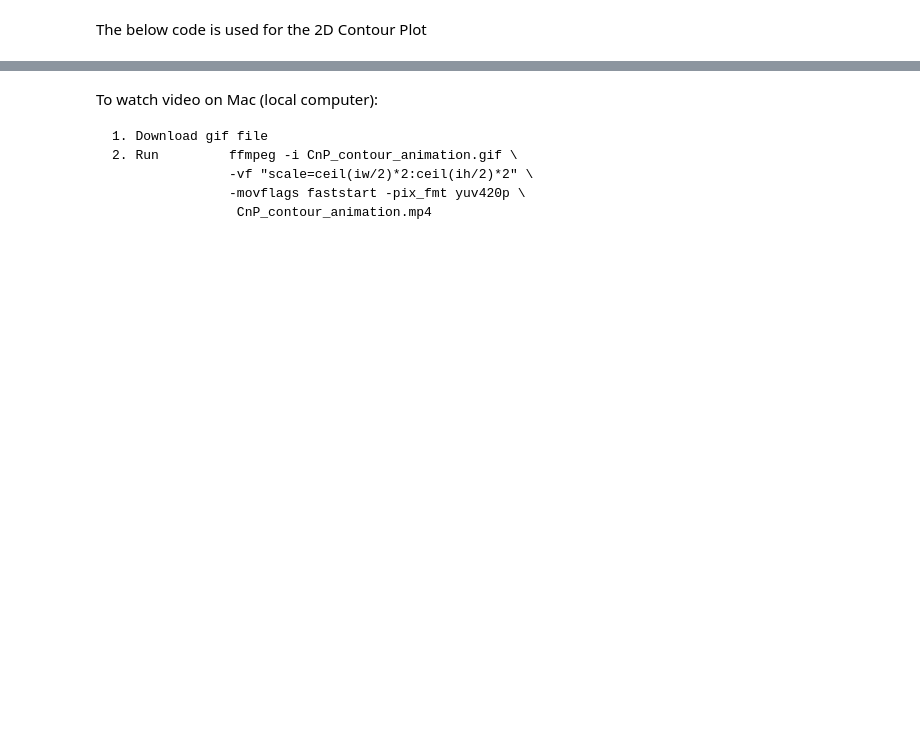
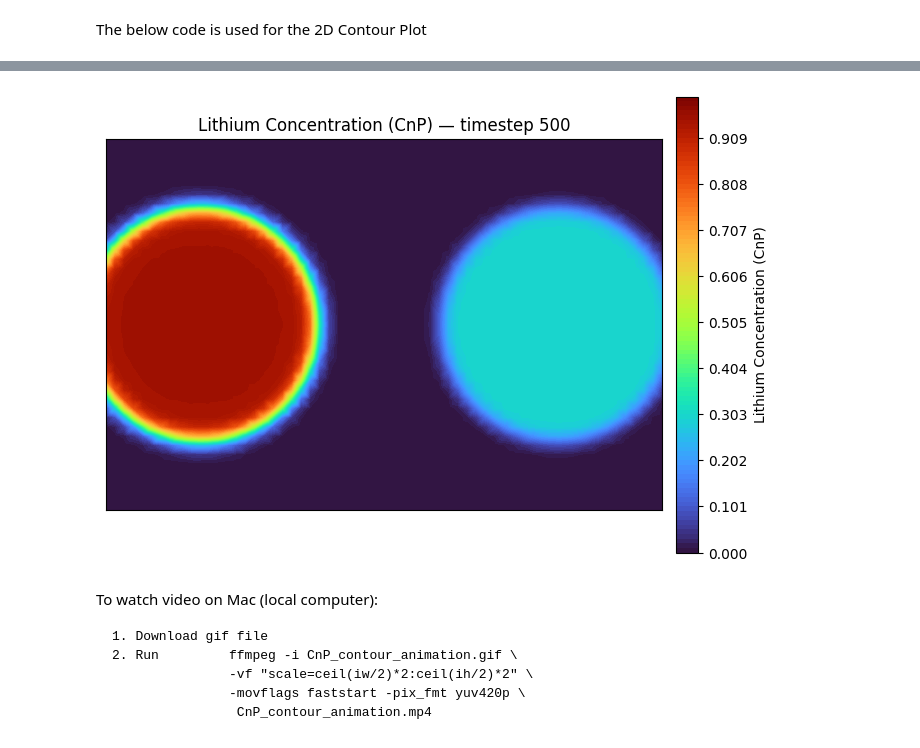
Before and after one commit to HCY-Group/BESFEM, a Jupyter notebook: BESFEM/plotting/timestep_plot.ipynb, the cells around one changed output, grey strips where cells are left out. Cells and saved outputs as stored; diff of their text form; code cells hidden in the pictures; blank space fills up the shorter version.

Commit message:
making changes to clean up main code

```diff
--- a/BESFEM/plotting/timestep_plot.ipynb
+++ b/BESFEM/plotting/timestep_plot.ipynb
@@ -195,0 +97,82 @@ Rendering 85/85: timestep 25200
+# %%
+import mfem.ser as mfem
+import numpy as np
+import matplotlib.pyplot as plt
+import imageio
+import glob, os
+from matplotlib.colors import Normalize
+
+# --- USER SETTINGS ---
+result_dir = "../outputs/Results/20251106_155911__nsteps=1000__mesh=Mesh_40x60x3_3D_disk_full"
+mesh_file = os.path.join(result_dir, "pmesh_00000")
+pattern = os.path.join(result_dir, "CnP_[0-9]*")
+output_gif = os.path.join(result_dir, "CnP_contour_animation.gif")
+
+# --- Load mesh once ---
+mesh = mfem.Mesh()
+mesh.Load(mesh_file)
+
+# Get vertex coordinates
+vertices = mesh.GetVertexArray()
+ar = np.array(vertices)
+X, Y = ar[:, 0], ar[:, 1]
+
+# --- Gather snapshot files ---
+files = sorted(glob.glob(pattern))
+
+# ✅ Sort numerically by timestep, not lexicographically
+def get_timestep(fname):
+    try:
+        return int(os.path.basename(fname).split("_")[-1])
+    except ValueError:
+        return -1
+
+files = sorted(files, key=get_timestep)
+files = [f for f in files if os.path.basename(f).split("_")[-1].isdigit()]
+
+print(f"Found {len(files)} snapshots:")
+
+# --- Setup figure ---
+fig, ax = plt.subplots(figsize=(7, 6))
+ax.set_aspect('equal', adjustable='box')
+ax.set_xticks([]); ax.set_yticks([])
+plt.tight_layout()
+
+# ✅ Fixed normalization and levels
+norm = Normalize(vmin=0.0, vmax=1.0)
+levels = np.linspace(0, 1, 100)
+
+# Dummy contour for fixed 0–1 colorbar
+dummy = ax.tricontourf(X, Y, np.zeros_like(X), levels=levels, cmap='turbo', norm=norm)
+cbar = fig.colorbar(dummy, ax=ax, shrink=0.8, pad=0.02)
+cbar.set_label("Lithium Concentration (CnP)")
+ax.clear()
+
+# --- Create GIF writer ---
+with imageio.get_writer(output_gif, mode='I', fps=5) as writer:
+    for i, fname in enumerate(files):
+        step_str = os.path.basename(fname).split("_")[-1]
+        timestep = int(step_str)
+        print(f"Rendering {i+1}/{len(files)}: timestep {timestep}")
+
+        # Load MFEM GridFunction data
+        gf = mfem.GridFunction(mesh, fname)
+        Z = gf.GetDataArray()
+
+        Z = np.clip(Z, 0.0, 1.0) # Forcing values within [0, 1]
+
+        ax.clear()
+        cntr = ax.tricontourf(X, Y, Z, levels=levels, cmap='turbo', norm=norm)
+        ax.set_aspect('equal', adjustable='box')
+        ax.set_xticks([]); ax.set_yticks([])
+        ax.set_title(f"Lithium Concentration (CnP) — timestep {timestep}")
+
+        # Save frame to temp file
+        frame_path = "temp_frame.png"
+        plt.savefig(frame_path, dpi=100, bbox_inches='tight')
+        writer.append_data(imageio.imread(frame_path))
+
+# Clean up temporary frame
+os.remove("temp_frame.png")
+print(f"✅ 2D contour animation saved to: {output_gif}")
+# %% [output]
@@ -196,3 +183,4 @@ Rendering 85/85: timestep 25200
+[figure, added]
 # %% [markdown]
 To watch video on Mac (local computer):
 
```
Also changed, not shown: parts of 3 cells of this notebook, 4 other files.
